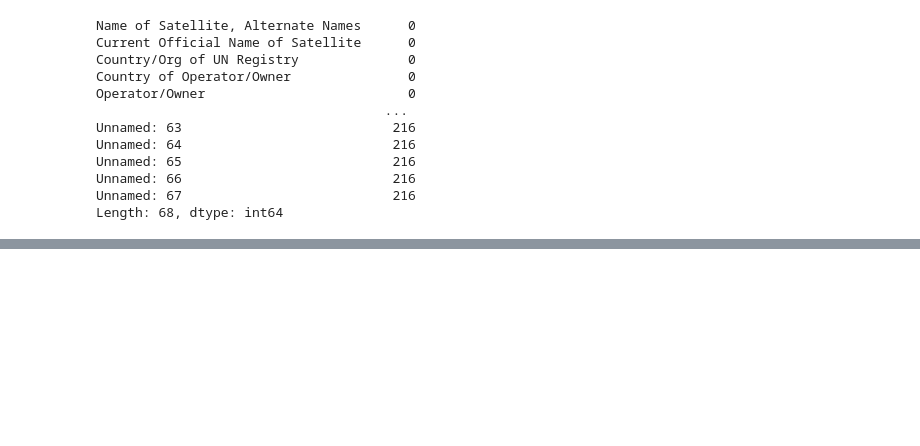
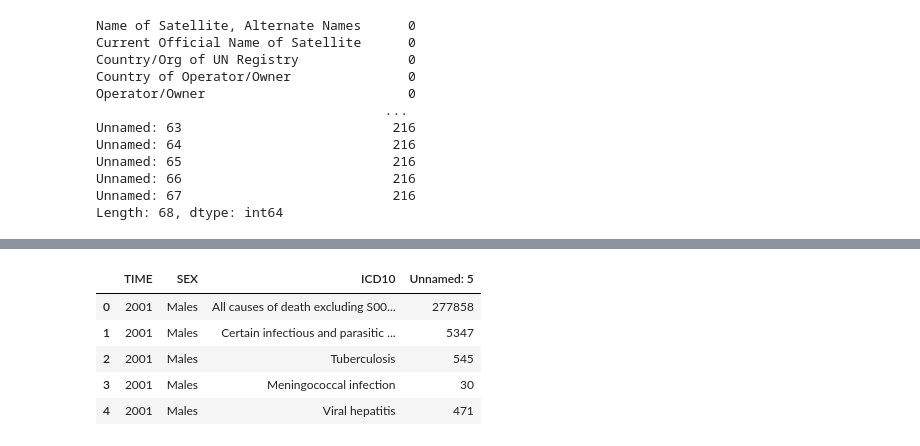
Before and after one commit to Neunn/Personal-outfit-detection-platform-with-YOLO, a Jupyter notebook: paper.ipynb, the cells around one changed output, grey strips where cells are left out. Cells and saved outputs as stored; diff of their text form; code cells hidden in the pictures; blank space fills up the shorter version.

```diff
--- a/paper.ipynb
+++ b/paper.ipynb
@@ -67,0 +110,9 @@ Length: 68, dtype: int64
+# %%
+df.head()
+# %% [output]
+|  | TIME | SEX | ICD10 | Unnamed: 5 |
+| 0 | 2001 | Males | All causes of death excluding S00... | 277858 |
+| 1 | 2001 | Males | Certain infectious and parasitic ... | 5347 |
+| 2 | 2001 | Males | Tuberculosis | 545 |
+| 3 | 2001 | Males | Meningococcal infection | 30 |
+| 4 | 2001 | Males | Viral hepatitis | 471 |
```
Also changed, not shown: parts of 10 cells of this notebook, 6 other files.
